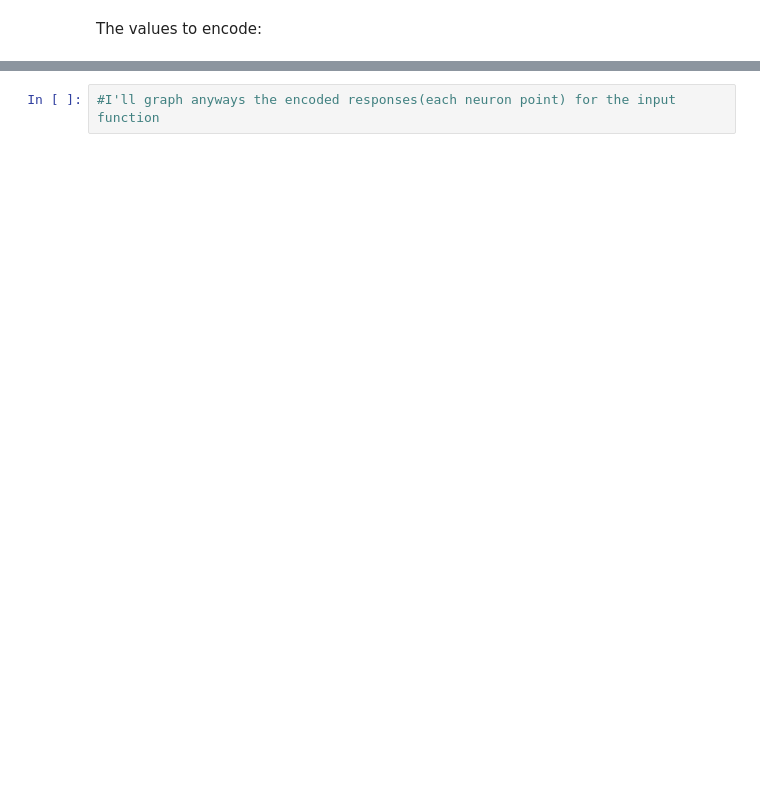
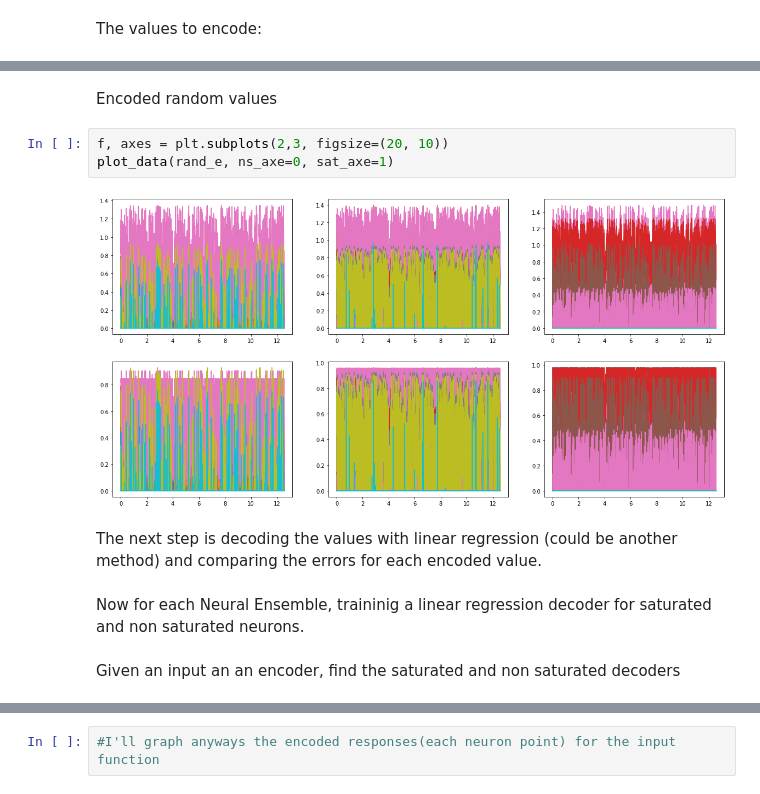
Before and after one commit to leomrocha/neural-representations, a Jupyter notebook: notebooks/ScalarRepresentation_tests.ipynb, the cells around one changed output, grey strips where cells are left out. Cells and saved outputs as stored; diff of their text form; blank space fills up the shorter version.

```diff
--- a/notebooks/ScalarRepresentation_tests.ipynb
+++ b/notebooks/ScalarRepresentation_tests.ipynb
@@ -278,0 +271,13 @@ plt.legend()
+# %% [markdown]
+Encoded random values
+# %%
+f, axes = plt.subplots(2,3, figsize=(20, 10))
+plot_data(rand_e, ns_axe=0, sat_axe=1)
+# %% [output]
+[figure, added]
+# %% [markdown]
+The next step is decoding the values with linear regression (could be another method) and comparing the errors for each encoded value.
+# %% [markdown]
+Now for each Neural Ensemble, traininig a linear regression decoder for saturated and non saturated neurons.
+# %% [markdown]
+Given an input an an encoder, find the saturated and non saturated decoders
```
Also changed, not shown: parts of 45 cells of this notebook.
